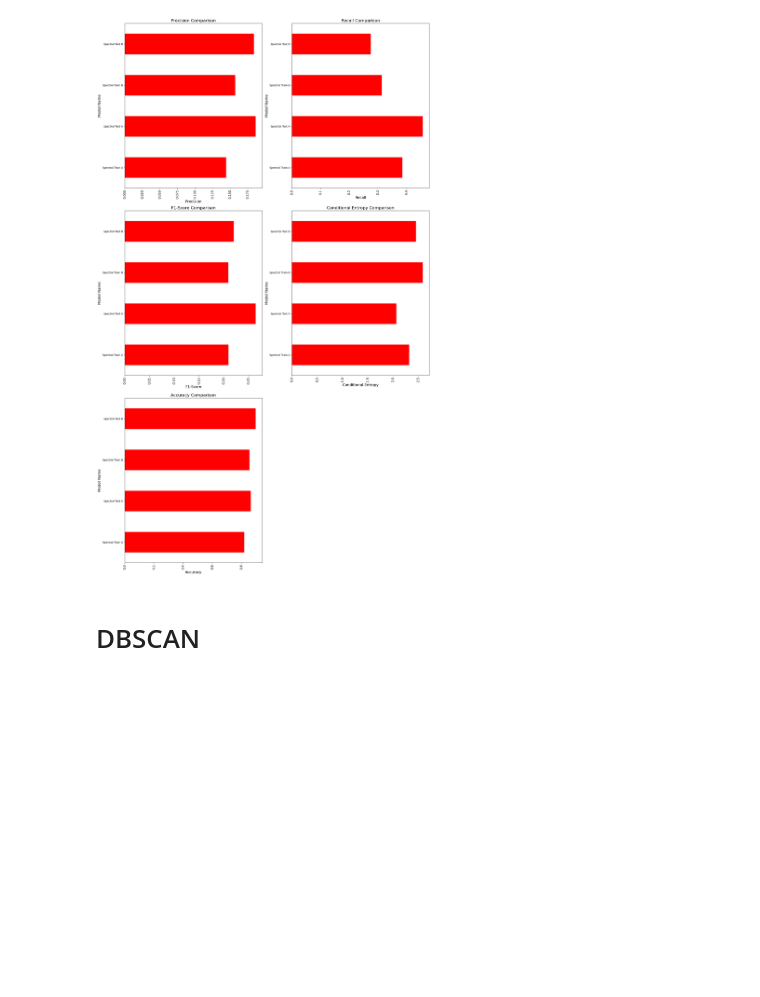
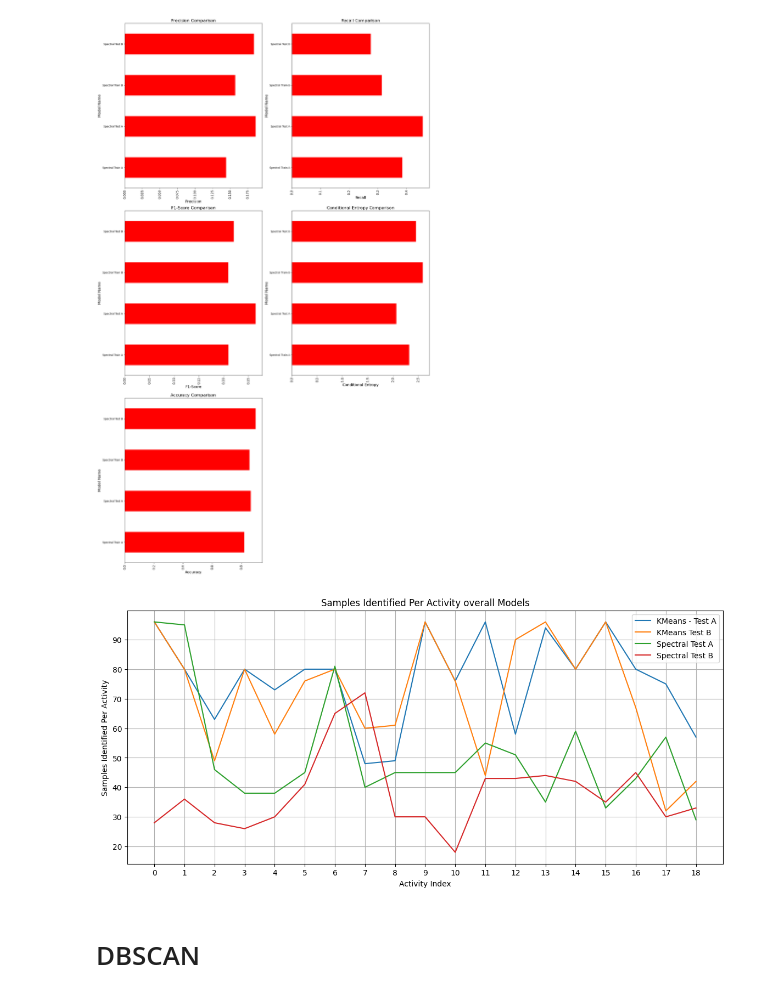
Before and after one commit to GeorgeBeshay/pr-lab02-activities-clustering, a Jupyter notebook: src/main.ipynb, the cells around one changed output. Cells and saved outputs as stored; diff of their text form; code cells hidden in the pictures; blank space fills up the shorter version.

```diff
--- a/src/main.ipynb
+++ b/src/main.ipynb
@@ -315,6 +316,10 @@ show_evaluation(spectral_evaluators, spectral_evaluators_names)
 | Spectral Test B  |    0.18407  | 0.275779 |   0.22078  |               2.45898 |   0.897058 |
 +------------------+-------------+----------+------------+-----------------------+------------+
 [figure]
+# %%
+compare_detected_clusters(evaluators, evaluators_names)
+# %% [output]
+[figure, added]
 # %% [markdown]
 # DBSCAN
 # %% [markdown]
```
Also changed, not shown: parts of 3 cells of this notebook, 2 other files.
